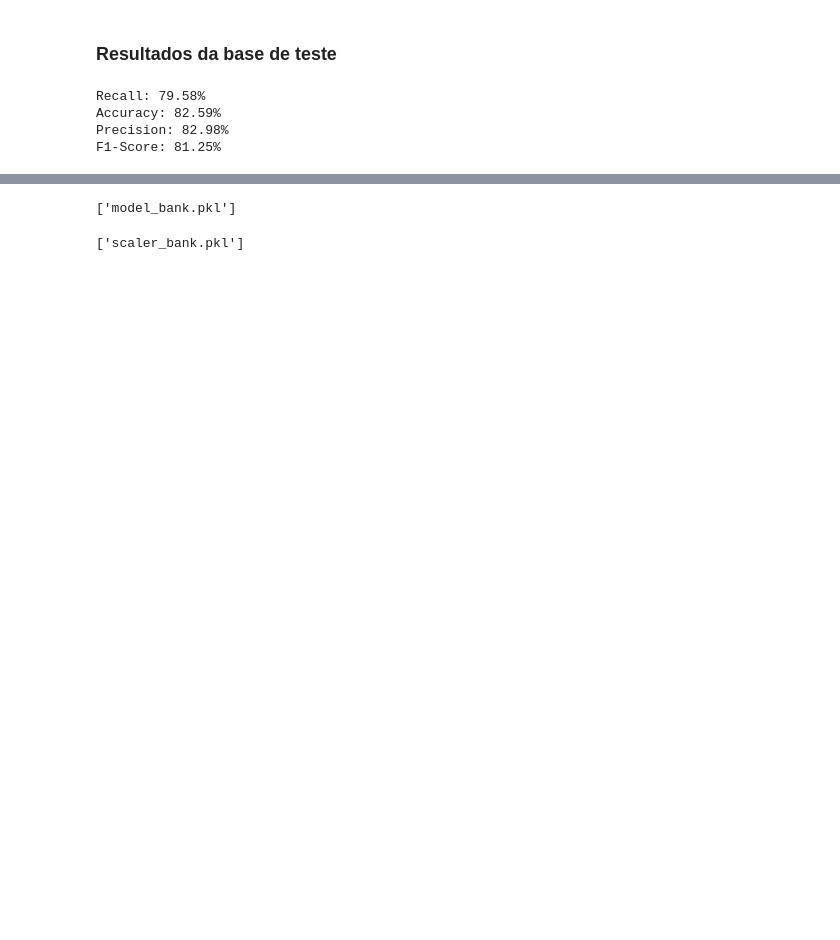
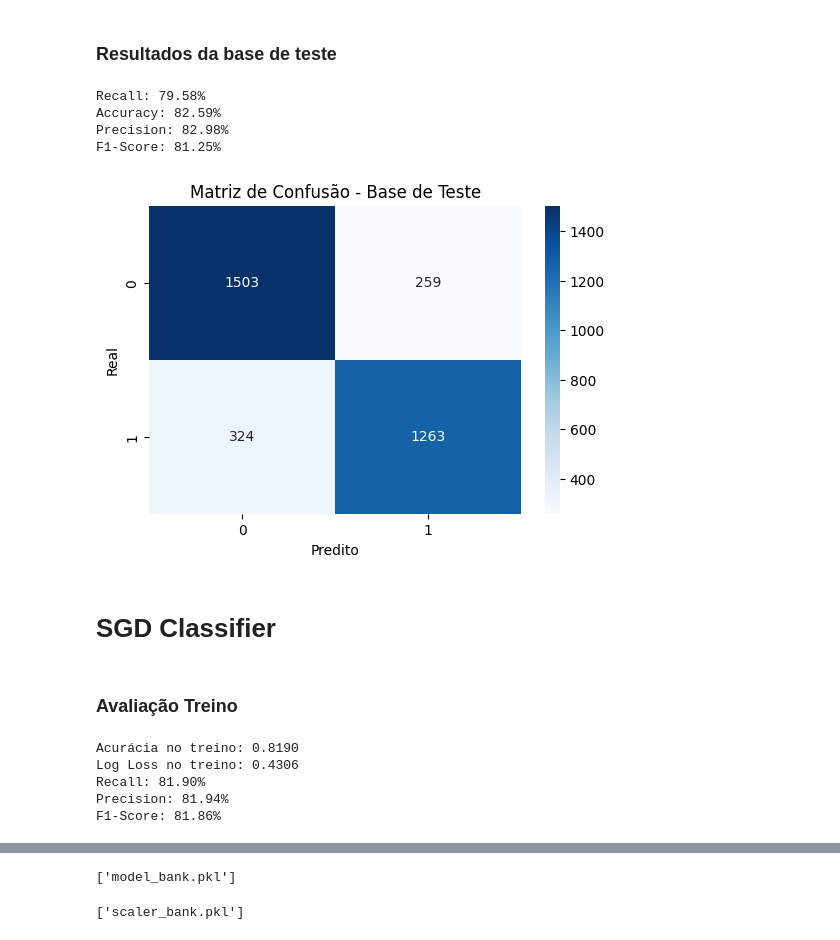
Before and after one commit to GuilhermeCastillo/desafio-gdia-backend, a Jupyter notebook: notebooks/Desafio_GuilhermeCastilho.ipynb, the cells around one changed output, grey strips where cells are left out. Saved outputs shown, nothing was run; the diff lists cells and outputs as text; code cells hidden in the pictures; blank space fills up the shorter version.

```diff
--- a/notebooks/Desafio_GuilhermeCastilho.ipynb
+++ b/notebooks/Desafio_GuilhermeCastilho.ipynb
@@ -299,3 +312,14 @@ Recall: 79.58%
 Accuracy: 82.59%
 Precision: 82.98%
 F1-Score: 81.25%
+# %%
+plt.figure(figsize=(6, 4))
+sns.heatmap(confusion_mat, annot=True, fmt="d", cmap="Blues")
+plt.title("Matriz de Confusão - Base de Teste")
+plt.xlabel("Predito")
+plt.ylabel("Real")
+plt.show()
+# %% [output]
+[figure, added]
+# %% [markdown]
+# SGD Classifier
@@ -301,0 +334,2 @@ F1-Score: 81.25%
+# %% [markdown]
+### Avaliação Treino
@@ -301,0 +346,13 @@ F1-Score: 81.25%
+# %%
+print(f"Acurácia no treino: {train_acc:.4f}")
+print(f"Log Loss no treino: {train_logloss:.4f}")
+
+print(f"Recall: {recall_train:.2%}")
+print(f"Precision: {precision_train:.2%}")
+print(f"F1-Score: {f1_train:.2%}")
+# %% [output]
+Acurácia no treino: 0.8190
+Log Loss no treino: 0.4306
+Recall: 81.90%
+Precision: 81.94%
+F1-Score: 81.86%
```
Also changed, not shown: parts of 11 cells of this notebook, 1 other file.
